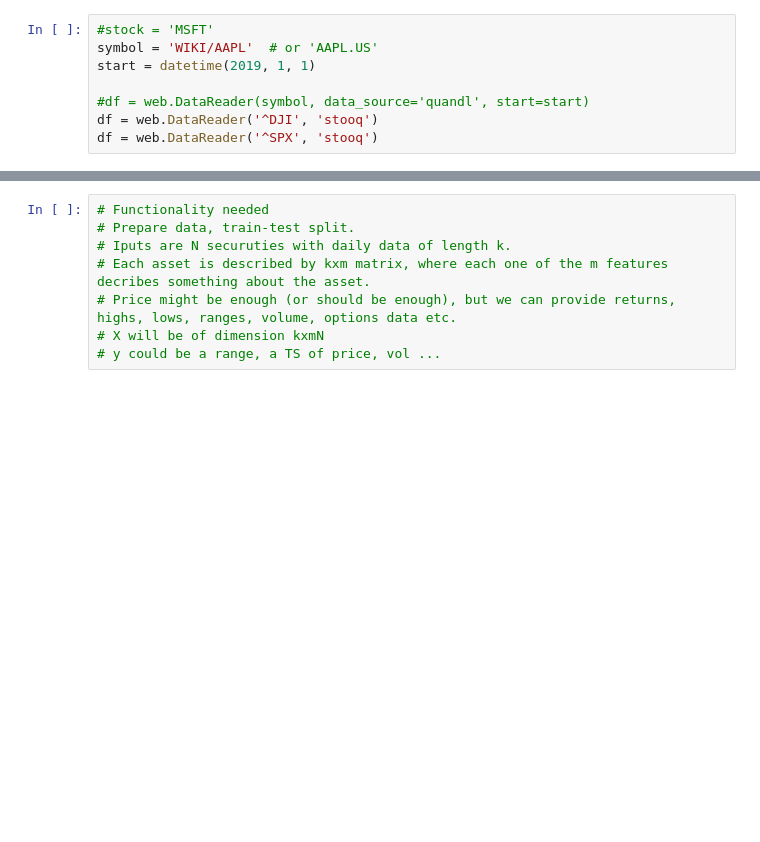
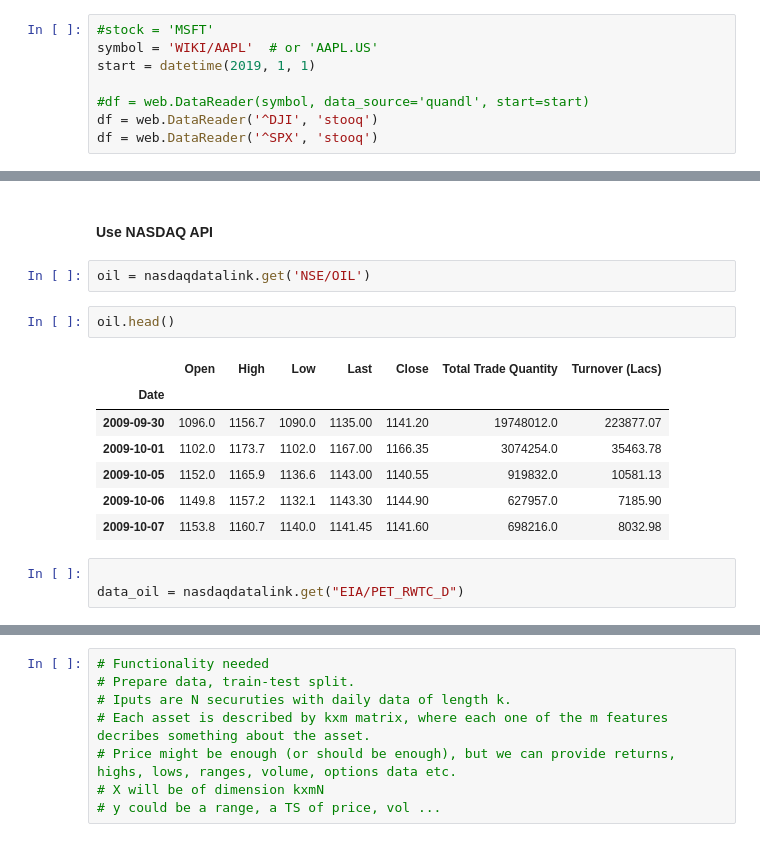
Before and after one commit to asalomatov/options, a Jupyter notebook: notebooks/jax.ipynb, the cells around one changed output, grey strips where cells are left out. Cells and saved outputs as stored; diff of their text form; blank space fills up the shorter version.

```diff
--- a/notebooks/jax.ipynb
+++ b/notebooks/jax.ipynb
@@ -1096,0 +1134,17 @@ df
+# %% [markdown]
+#### Use NASDAQ API
+# %%
+oil = nasdaqdatalink.get('NSE/OIL')
+# %%
+oil.head()
+# %% [output]
+|  | Open | High | Low | Last | Close | Total Trade Quantity | Turnover (Lacs) |
+| Date |  |  |  |  |  |  |  |
+| 2009-09-30 | 1096.0 | 1156.7 | 1090.0 | 1135.00 | 1141.20 | 19748012.0 | 223877.07 |
+| 2009-10-01 | 1102.0 | 1173.7 | 1102.0 | 1167.00 | 1166.35 | 3074254.0 | 35463.78 |
+| 2009-10-05 | 1152.0 | 1165.9 | 1136.6 | 1143.00 | 1140.55 | 919832.0 | 10581.13 |
+| 2009-10-06 | 1149.8 | 1157.2 | 1132.1 | 1143.30 | 1144.90 | 627957.0 | 7185.90 |
+| 2009-10-07 | 1153.8 | 1160.7 | 1140.0 | 1141.45 | 1141.60 | 698216.0 | 8032.98 |
+# %%
+
+data_oil = nasdaqdatalink.get("EIA/PET_RWTC_D")
```
Also changed, not shown: parts of 11 cells of this notebook.
